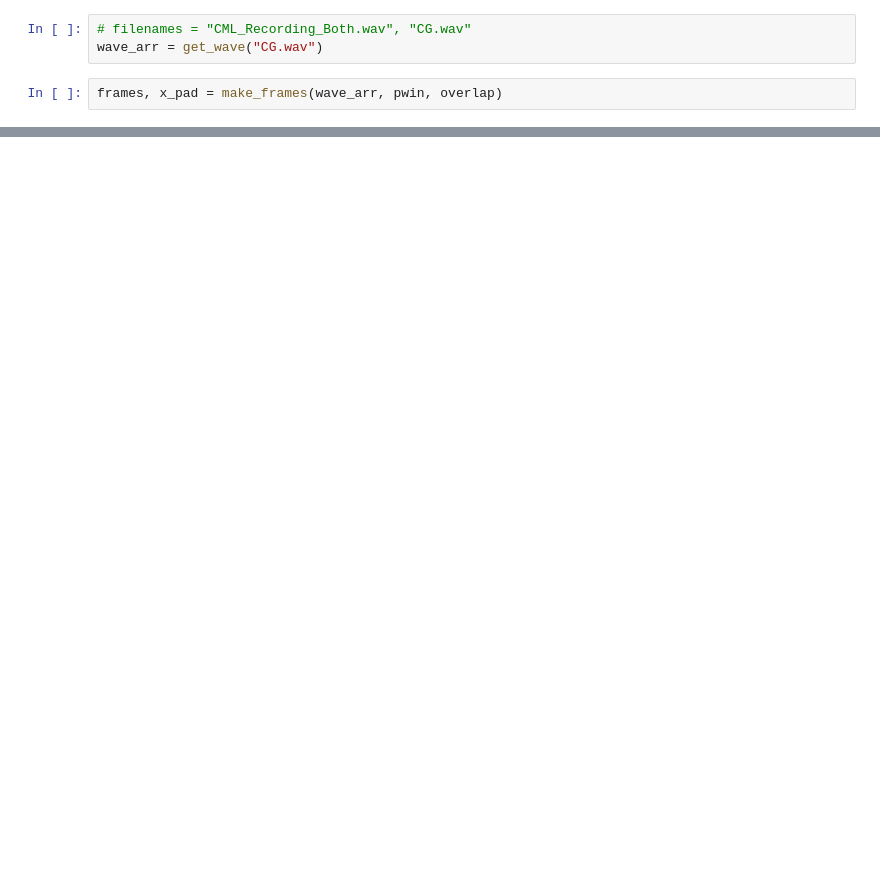
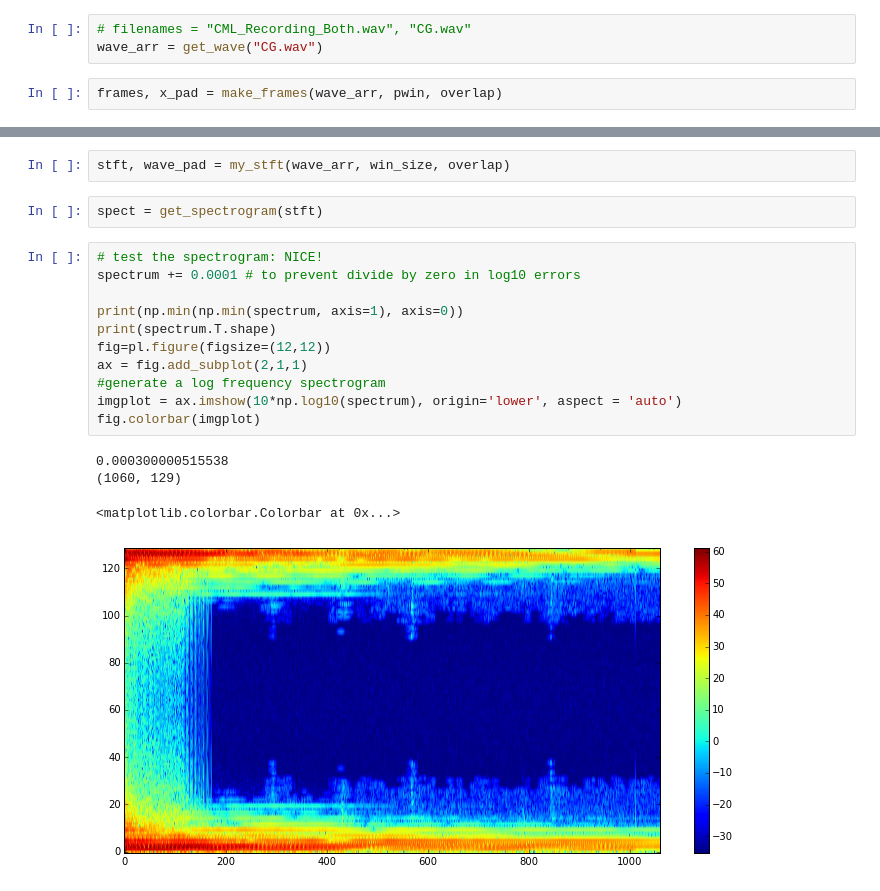
Before and after one commit to aartibagul/Source-Separation, a Jupyter notebook: stft_tests.ipynb, the cells around one changed output, grey strips where cells are left out. Cells and saved outputs as stored; diff of their text form; blank space fills up the shorter version.

```diff
--- a/stft_tests.ipynb
+++ b/stft_tests.ipynb
@@ -126,0 +182,20 @@ print(x_pad.shape)
+# %%
+stft, wave_pad = my_stft(wave_arr, win_size, overlap)
+# %%
+spect = get_spectrogram(stft)
+# %%
+# test the spectrogram: NICE!
+spectrum += 0.0001 # to prevent divide by zero in log10 errors
+
+print(np.min(np.min(spectrum, axis=1), axis=0))
+print(spectrum.T.shape)
+fig=pl.figure(figsize=(12,12))
+ax = fig.add_subplot(2,1,1)
+#generate a log frequency spectrogram
+imgplot = ax.imshow(10*np.log10(spectrum), origin='lower', aspect = 'auto')
+fig.colorbar(imgplot)
+# %% [output]
+0.000300000515538
+(1060, 129)
+<matplotlib.colorbar.Colorbar at 0x...>
+[figure, added]
```
Also changed, not shown: parts of 6 cells of this notebook, 1 other file.
